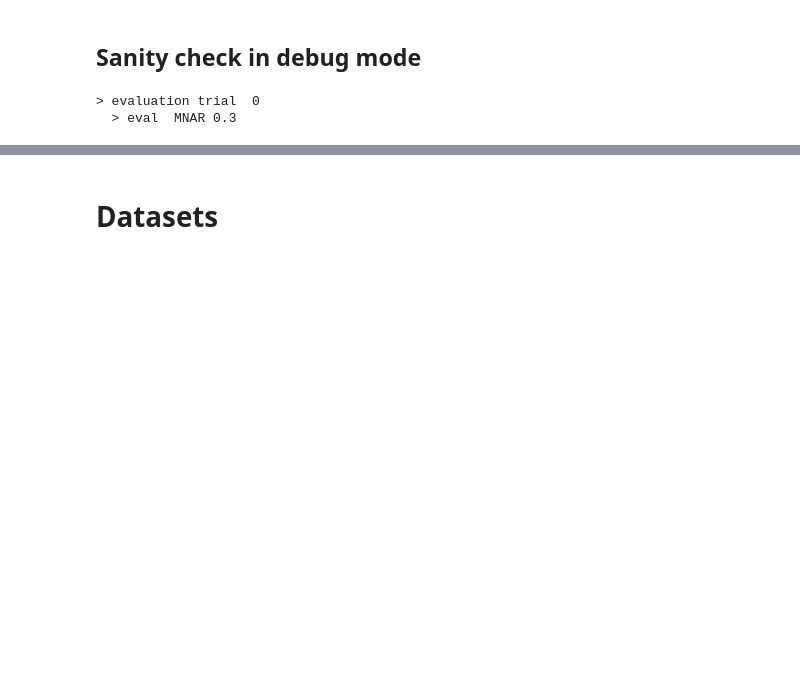
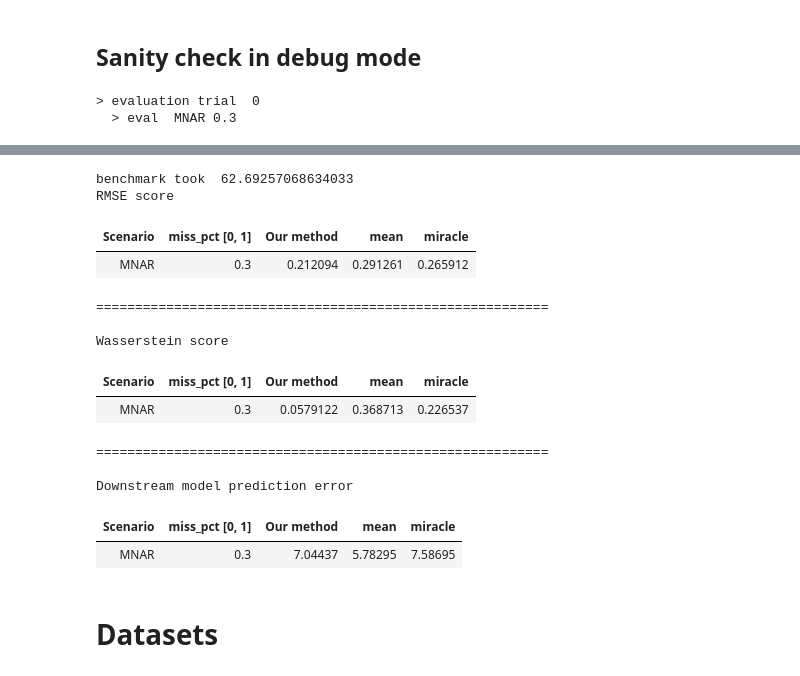
Before and after one commit to vanderschaarlab/hyperimpute, a Jupyter notebook: tutorials/tutorial_02_hyperimpute_example.ipynb, the cells around one changed output, grey strips where cells are left out. Drawn from its saved outputs; the diff is of its cells as text; code cells hidden in the pictures; blank space fills up the shorter version.

```diff
--- a/tutorials/tutorial_02_hyperimpute_example.ipynb
+++ b/tutorials/tutorial_02_hyperimpute_example.ipynb
@@ -32,6 +32,8 @@ WARNING:tensorflow:From /code/anaconda3/envs/py38/lib/python3.8/site-packages/te
 Instructions for updating:
 non-resource variables are not supported in the long term
 # %%
+from pathlib import Path
+
 def get_imputer():
     return imputers.get("hyperimpute",
         optimizer = "simple"
@@ -54,7 +56,7 @@ def evaluate_dataset_repeated(
                  "gain", "sinkhorn", "softimpute", "miracle", "miwae"],
     scenarios=["MNAR", "MCAR", "MAR"],
     miss_pct=[0.1, 0.3, 0.5, 0.7],
-    n_iter=2,
+    n_iter=1,
     debug=False,
 ):
     results = evaluate_dataset_repeated_internal(
@@ -80,10 +82,10 @@ X_raw = df.drop(columns = [5])
 
 evaluate_dataset_repeated("airfoil_debug", X_raw, y,
             scenarios =  ["MNAR"],
-            ref_methods=["mean", "miracle", "miwae"],
+            ref_methods=["mean", "miracle"],
             debug = True,
             n_iter = 1,
-            miss_pct = [0.3, 0.5]
+            miss_pct = [0.3]
 )
 # %% [output]
 > evaluation trial  0
@@ -108,3 +110,17 @@ evaluate_dataset_repeated("airfoil_debug", X_raw, y,
+benchmark took  62.69257068634033
+RMSE score
+| Scenario | miss_pct [0, 1] | Our method | mean | miracle |
+| MNAR | 0.3 | 0.212094 | 0.291261 | 0.265912 |
+==========================================================
+
+Wasserstein score
+| Scenario | miss_pct [0, 1] | Our method | mean | miracle |
+| MNAR | 0.3 | 0.0579122 | 0.368713 | 0.226537 |
+==========================================================
+
+Downstream model prediction error
+| Scenario | miss_pct [0, 1] | Our method | mean | miracle |
+| MNAR | 0.3 | 7.04437 | 5.78295 | 7.58695 |
 # %% [markdown]
 # Datasets
 # %%
```
Also changed, not shown: parts of 8 cells of this notebook, 2 other files.
